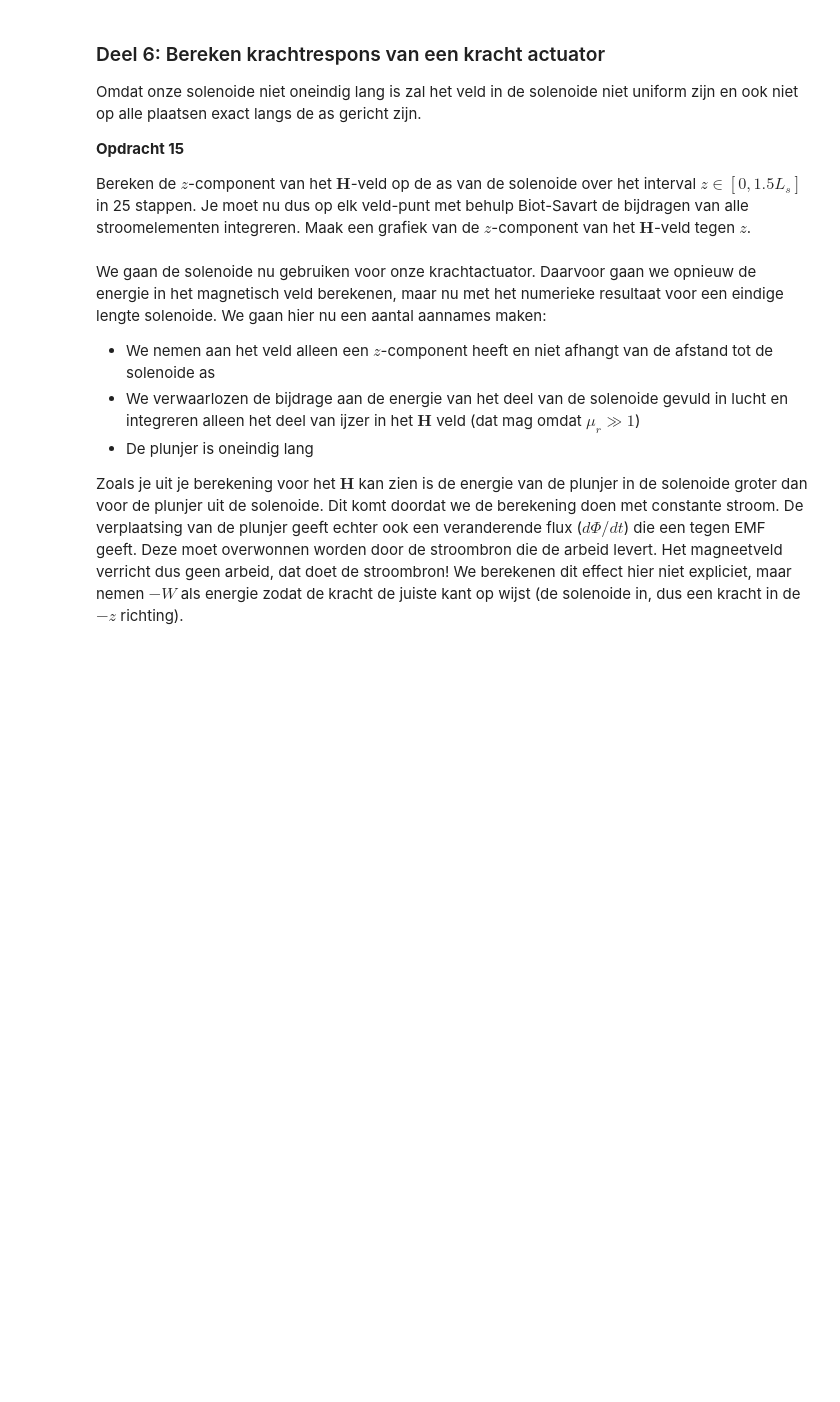
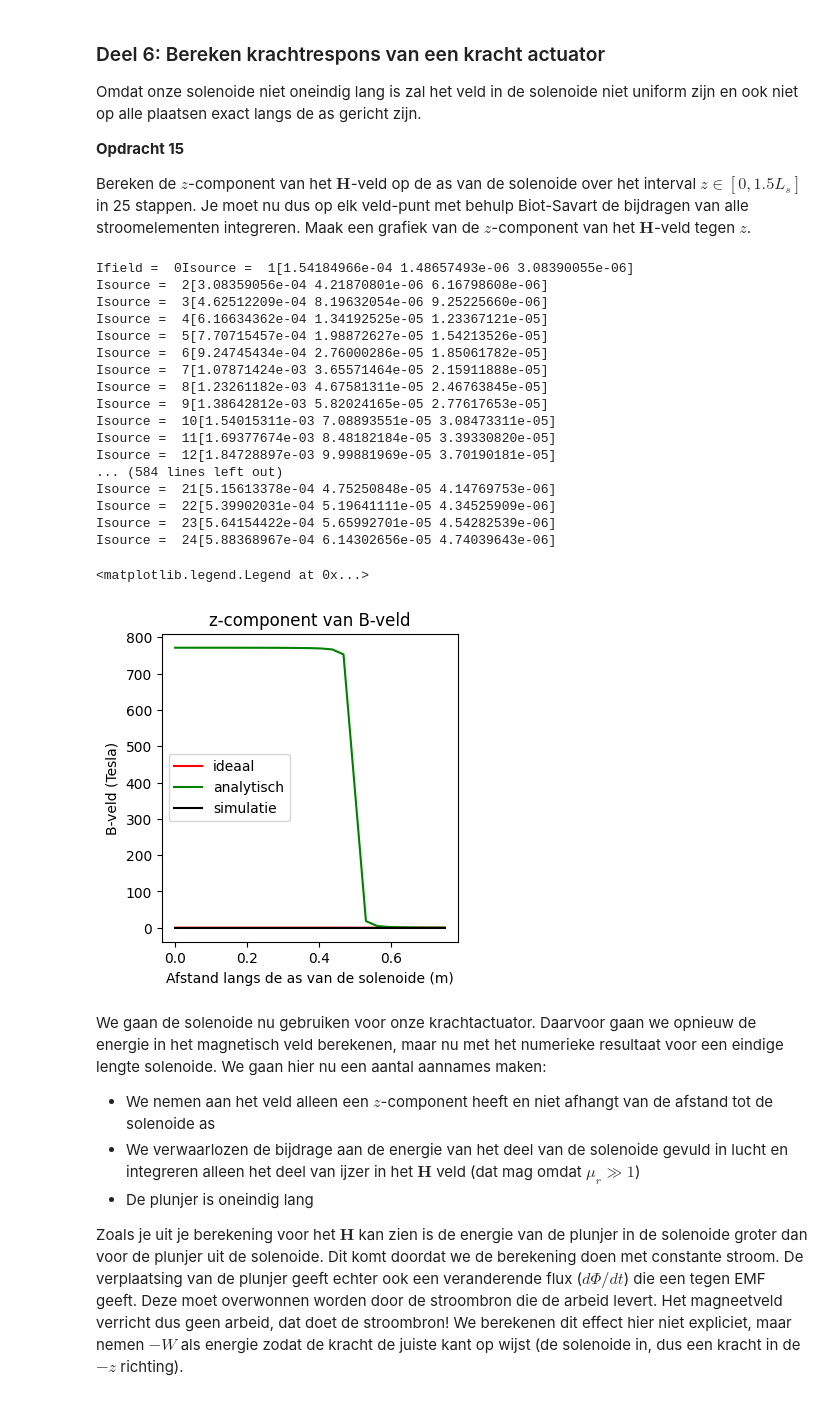
Before and after one commit to cs50202/opdrachten-DEF-D-, a Jupyter notebook: 2KrachtactuatorOpdracht/2KrachtactuatorOpdracht/KrachtactuatorOpdracht.ipynb, the cells around one changed output. Drawn from its saved outputs; the diff is of its cells as text; code cells hidden in the pictures; blank space fills up the shorter version.

```diff
--- a/2KrachtactuatorOpdracht/2KrachtactuatorOpdracht/KrachtactuatorOpdracht.ipynb
+++ b/2KrachtactuatorOpdracht/2KrachtactuatorOpdracht/KrachtactuatorOpdracht.ipynb
@@ -2418,0 +2441,15 @@ Bereken het veld in het midden van de solenoide en vergelijk het met het analyti
+# %%
+# Locatie van sources is nu x y z array
+# We kijken op de oorsprong
+# dl is de afgeleide van de x y z array
+# Dan moet je die functie gebruiken enzo
+
+# dl is de afgeleide van de positie array, die berekenen we met deze loop
+dl_deel5 = np.zeros((len(x) - 1, 3))
+
+for i in range(len(x) - 1):
+    dl_x = x[i+1] - x[i]
+    dl_y = y[i+1] - y[i]
+    dl_z = z[i+1] - z[i]
+
+    dl_deel5[i] = [dl_x, dl_y, dl_z]
@@ -2424,14 +2504,21 @@ Omdat onze solenoide niet oneindig lang is zal het veld in de solenoide niet uni
 
 Bereken de $z$-component van het $\mathbf{H}$-veld op de as van de solenoide over het interval $z \in [0, 1.5L_s]$ in 25 stappen. Je moet nu dus op elk veld-punt met behulp Biot-Savart de bijdragen van alle stroomelementen integreren. Maak een grafiek van de $z$-component van het $\mathbf{H}$-veld tegen $z$.
 # %%
-l_draad = 8.078 #m
-r_sol = 0.01
-L_sol = 1
-aantal_omwent = l_draad / (2*np.pi*r_sol)
+aantal_omwent = N
 
 n_ax=25
 z_ax=np.linspace(0, 1.5*L_sol/2, n_ax)
 H_ax=np.zeros((n_ax,1))
+
+def field_current_element(r_field, r_source, dl):
+    r_vec = (r_field - r_source)
+    r_unitvec = r_vec / np.linalg.norm(r_vec)
+    dH = ((I/4/np.pi) * (np.cross(dl, r_unitvec))) / (np.linalg.norm(r_vec)**2)
+    # r_field are coordinates at which we want to calculate the field
+    # r_source are coordinates of the current source
+    # dl is the vector of the length of the current element
+    # Gebruik np.cross om het uitproduct te berekenen
+    return dH
 
 for i_field in range(n_ax):
     print(f"\rIfield =  {i_field}", end="")# Print welk element van het veld nu berekend wordt.
@@ -2440,37 +2527,53 @@ for i_field in range(n_ax):
     Hsimulated=np.array([0,0,0],dtype='float64')
     for i_source in np.arange(1, n_ax):
         r_source = r_source_deel5[i_source] # zo bepaal je voor elke r_field alle bijdragen
         # print(r_source)
         # print(r_field)
         # Bepaal dl en r_source en gebruik
         # print(r_source)
         # print(r_field)
         # print(field_current_element(r_field, r_source, dl))
         # print(dl_deel5)
         Hsimulated += field_current_element(r_field, r_source, dl_deel5[i_source])
         print(f"Isource =  {i_source}", end="")
         print(Hsimulated)
 
     # selecting the z-component
     H_ax[i_field,0]=Hsimulated[2]
 H_veld_ideaal=analytical_answer*np.ones(n_ax)*(1.0*(z_ax < L_sol/2))
 
 # dit is nog een aardige analytische uitdrukking die je kan uitrekenen voor de z-component op de as van een solenoide met eindige lengte
 H_veld_analytisch=(aantal_omwent*I/L_sol/2)*((L_sol/2-z_ax)/np.sqrt((z_ax- L_sol/2)**2 + r_sol**2)+(L_sol/2+z_ax)/np.sqrt((z_ax+ L_sol/2)**2 + r_sol**2))
 
 plt.figure(figsize=[13,4])
 plt.subplot(131)
 plt.title('z-component van B-veld')
 plt.plot(z_ax, H_veld_ideaal, '-r', label='ideaal')
 plt.plot(z_ax, H_veld_analytisch, '-g', label='analytisch')
 plt.plot(z_ax, H_ax, '-k', label='simulatie')
 plt.xlabel('Afstand langs de as van de solenoide (m)')
 plt.ylabel('B-veld (Tesla)')
 plt.legend()
-
-
-# Het probleem nu: het is VEEL TE KLEIN vergeleken met het analytisch antwoord. Maar eigenlijk is het analytisch antwoord veel te hoog.
-# en eigenlijk is de vorm van de simulatie ook totaal niet goed. Wat gebeurt er
+# %% [output]
+Ifield =  0Isource =  1[1.54184966e-04 1.48657493e-06 3.08390055e-06]
+Isource =  2[3.08359056e-04 4.21870801e-06 6.16798608e-06]
+Isource =  3[4.62512209e-04 8.19632054e-06 9.25225660e-06]
+Isource =  4[6.16634362e-04 1.34192525e-05 1.23367121e-05]
+Isource =  5[7.70715457e-04 1.98872627e-05 1.54213526e-05]
+Isource =  6[9.24745434e-04 2.76000286e-05 1.85061782e-05]
+Isource =  7[1.07871424e-03 3.65571464e-05 2.15911888e-05]
+Isource =  8[1.23261182e-03 4.67581311e-05 2.46763845e-05]
+Isource =  9[1.38642812e-03 5.82024165e-05 2.77617653e-05]
+Isource =  10[1.54015311e-03 7.08893551e-05 3.08473311e-05]
+Isource =  11[1.69377674e-03 8.48182184e-05 3.39330820e-05]
+Isource =  12[1.84728897e-03 9.99881969e-05 3.70190181e-05]
+... (584 lines left out)
+Isource =  21[5.15613378e-04 4.75250848e-05 4.14769753e-06]
+Isource =  22[5.39902031e-04 5.19641111e-05 4.34525909e-06]
+Isource =  23[5.64154422e-04 5.65992701e-05 4.54282539e-06]
+Isource =  24[5.88368967e-04 6.14302656e-05 4.74039643e-06]
+<matplotlib.legend.Legend at 0x...>
+[figure, added]
 # %% [markdown]
 We gaan de solenoide nu gebruiken voor onze krachtactuator. Daarvoor gaan we opnieuw de energie in het magnetisch veld berekenen, maar nu met het numerieke resultaat voor een eindige lengte solenoide. We gaan hier nu een aantal aannames maken:
 * We nemen aan het veld alleen een $z$-component heeft en niet afhangt van de afstand tot de solenoide as
```
Also changed, not shown: parts of 4 cells of this notebook.
